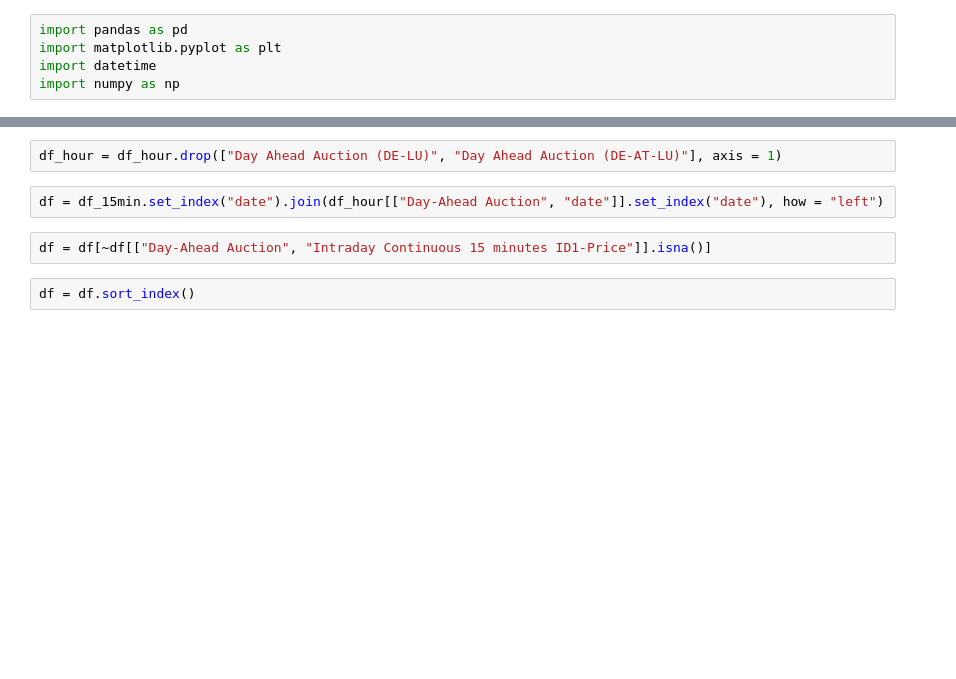
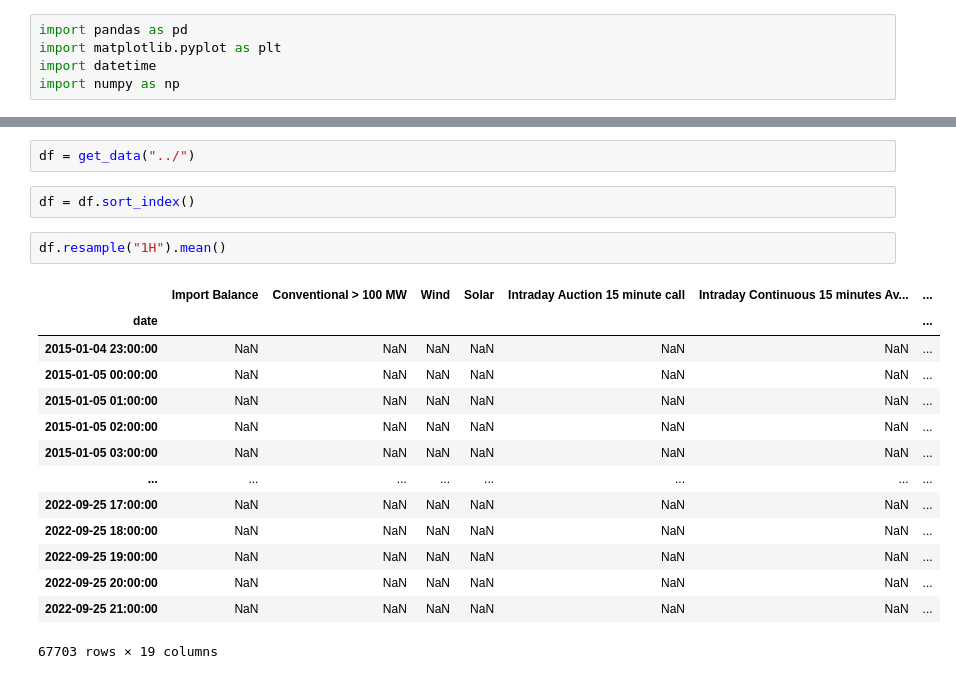
Before and after one commit to philippkiesling/hard_constraint_policy_gradient_methods_for_battery_storage_operations, a Jupyter notebook: notebooks/exploration.ipynb, the cells around one changed output, grey strips where cells are left out. Cells and saved outputs as stored; diff of their text form; blank space fills up the shorter version.

```diff
--- a/notebooks/exploration.ipynb
+++ b/notebooks/exploration.ipynb
@@ -29,8 +10,21 @@ df_hour = df_hour.sort_values(by = "date")
-# %%
-df_hour = df_hour.drop(["Day Ahead Auction (DE-LU)", "Day Ahead Auction (DE-AT-LU)"], axis = 1)
-# %%
-df = df_15min.set_index("date").join(df_hour[["Day-Ahead Auction", "date"]].set_index("date"), how = "left")
-# %%
-df = df[~df[["Day-Ahead Auction", "Intraday Continuous 15 minutes ID1-Price"]].isna()]
+# %%
+df = get_data("../")
 # %%
 df = df.sort_index()
+# %%
+df.resample("1H").mean()
+# %% [output]
+|  | Import Balance | Conventional > 100 MW | Wind | Solar | Intraday Auction 15 minute call | Intraday Continuous 15 minutes Av... | ... |
+| date |  |  |  |  |  |  | ... |
+| 2015-01-04 23:00:00 | NaN | NaN | NaN | NaN | NaN | NaN | ... |
+| 2015-01-05 00:00:00 | NaN | NaN | NaN | NaN | NaN | NaN | ... |
+| 2015-01-05 01:00:00 | NaN | NaN | NaN | NaN | NaN | NaN | ... |
+| 2015-01-05 02:00:00 | NaN | NaN | NaN | NaN | NaN | NaN | ... |
+| 2015-01-05 03:00:00 | NaN | NaN | NaN | NaN | NaN | NaN | ... |
+| ... | ... | ... | ... | ... | ... | ... | ... |
+| 2022-09-25 17:00:00 | NaN | NaN | NaN | NaN | NaN | NaN | ... |
+| 2022-09-25 18:00:00 | NaN | NaN | NaN | NaN | NaN | NaN | ... |
+| 2022-09-25 19:00:00 | NaN | NaN | NaN | NaN | NaN | NaN | ... |
+| 2022-09-25 20:00:00 | NaN | NaN | NaN | NaN | NaN | NaN | ... |
+| 2022-09-25 21:00:00 | NaN | NaN | NaN | NaN | NaN | NaN | ... |
+67703 rows × 19 columns
```
Also changed, not shown: parts of 17 cells of this notebook.
